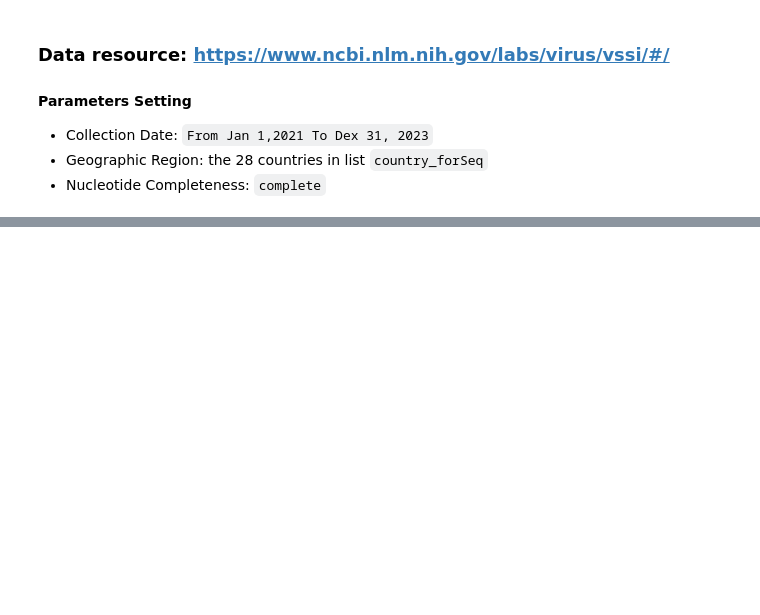
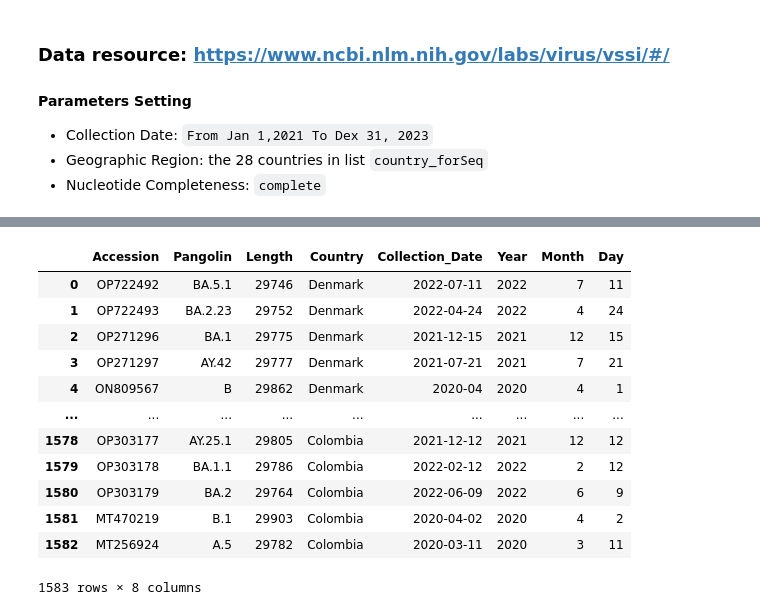
Before and after one commit to tahiri-lab/iPhyloGeo.js, a Jupyter notebook: Data_preprocessing/NCBIVirus.ipynb, the cells around one changed output, grey strips where cells are left out. Saved outputs shown, nothing was run; the diff lists cells and outputs as text; code cells hidden in the pictures; blank space fills up the shorter version.

```diff
--- a/Data_preprocessing/NCBIVirus.ipynb
+++ b/Data_preprocessing/NCBIVirus.ipynb
@@ -37,0 +80,18 @@ print(country_forSeq)
+# %%
+path = "../Data/NCBI_virus/nucleotide/2"
+df_nucleo2 = preprocessConcat(path)
+df_nucleo2
+# %% [output]
+|  | Accession | Pangolin | Length | Country | Collection_Date | Year | Month | Day |
+| 0 | OP722492 | BA.5.1 | 29746 | Denmark | 2022-07-11 | 2022 | 7 | 11 |
+| 1 | OP722493 | BA.2.23 | 29752 | Denmark | 2022-04-24 | 2022 | 4 | 24 |
+| 2 | OP271296 | BA.1 | 29775 | Denmark | 2021-12-15 | 2021 | 12 | 15 |
+| 3 | OP271297 | AY.42 | 29777 | Denmark | 2021-07-21 | 2021 | 7 | 21 |
+| 4 | ON809567 | B | 29862 | Denmark | 2020-04 | 2020 | 4 | 1 |
+| ... | ... | ... | ... | ... | ... | ... | ... | ... |
+| 1578 | OP303177 | AY.25.1 | 29805 | Colombia | 2021-12-12 | 2021 | 12 | 12 |
+| 1579 | OP303178 | BA.1.1 | 29786 | Colombia | 2022-02-12 | 2022 | 2 | 12 |
+| 1580 | OP303179 | BA.2 | 29764 | Colombia | 2022-06-09 | 2022 | 6 | 9 |
+| 1581 | MT470219 | B.1 | 29903 | Colombia | 2020-04-02 | 2020 | 4 | 2 |
+| 1582 | MT256924 | A.5 | 29782 | Colombia | 2020-03-11 | 2020 | 3 | 11 |
+1583 rows × 8 columns
```
Also changed, not shown: parts of 18 cells of this notebook, 9 other files.
